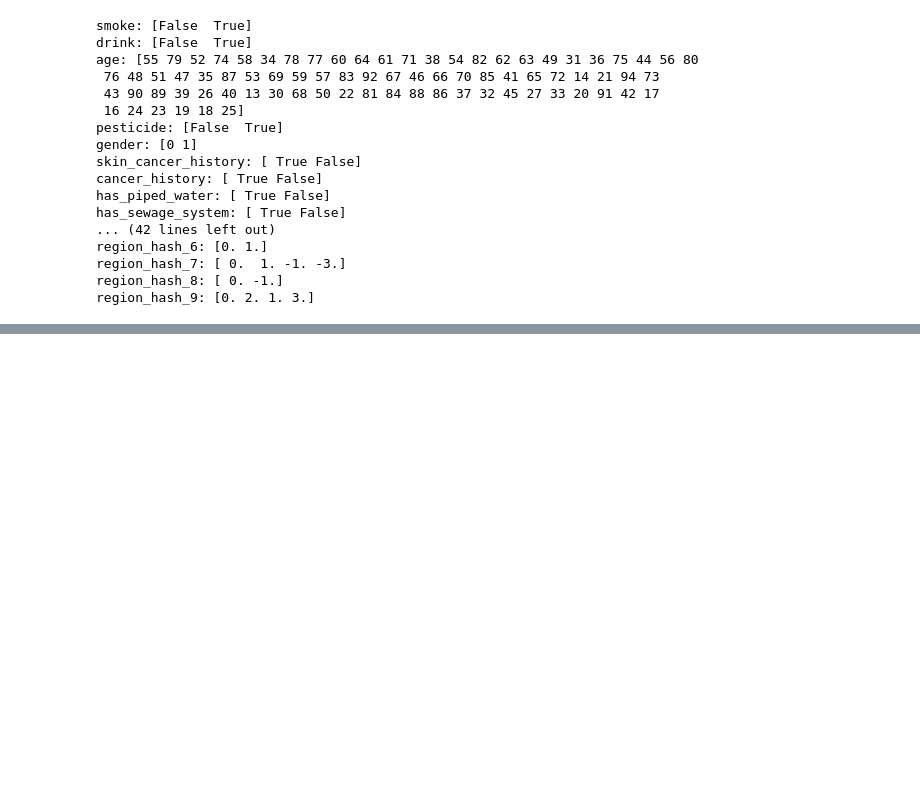
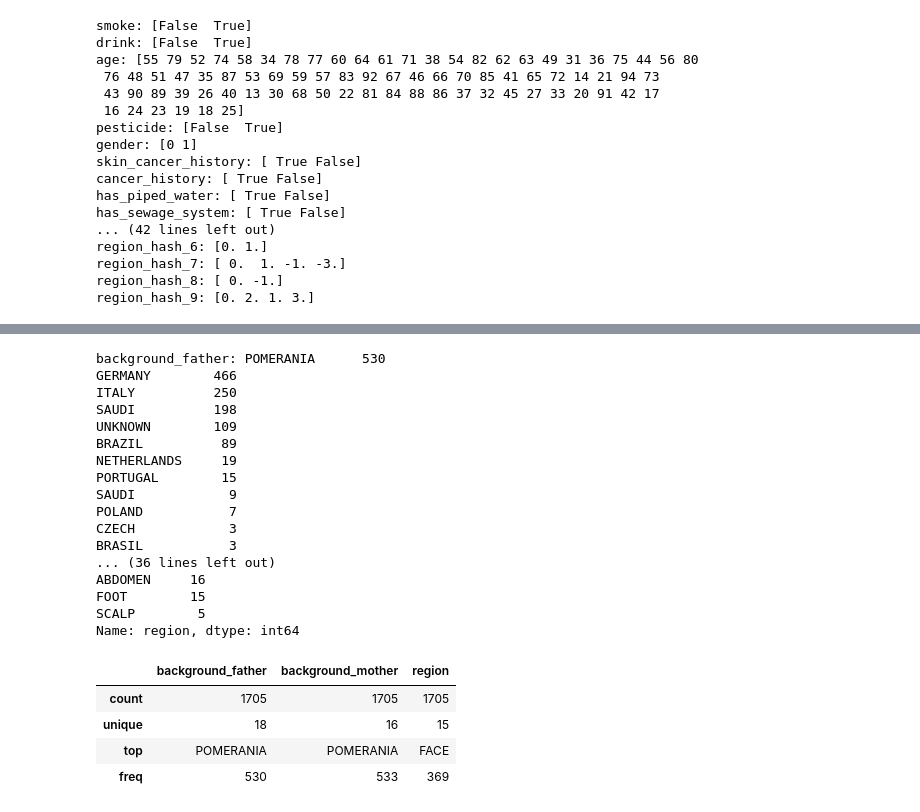
Before and after one commit to Maryamalakkas/Skin_Cancer, a Jupyter notebook: Data_preprocess/pre_ process.ipynb, the cells around one changed output, grey strips where cells are left out. Drawn from its saved outputs; the diff is of its cells as text; code cells hidden in the pictures; blank space fills up the shorter version.

```diff
--- a/Data_preprocess/pre_ process.ipynb
+++ b/Data_preprocess/pre_ process.ipynb
@@ -392,0 +377,27 @@ NameError: name 'df' is not defined
+# %%
+# statistical analysis for categorical features and bolean print value counts
+
+df.describe(include='object')
+# %% [output]
+background_father: POMERANIA      530
+GERMANY        466
+ITALY          250
+SAUDI          198
+UNKNOWN        109
+BRAZIL          89
+NETHERLANDS     19
+PORTUGAL        15
+SAUDI            9
+POLAND           7
+CZECH            3
+BRASIL           3
+... (36 lines left out)
+ABDOMEN     16
+FOOT        15
+SCALP        5
+Name: region, dtype: int64
+|  | background_father | background_mother | region |
+| count | 1705 | 1705 | 1705 |
+| unique | 18 | 16 | 15 |
+| top | POMERANIA | POMERANIA | FACE |
+| freq | 530 | 533 | 369 |
```
Also changed, not shown: parts of 3 cells of this notebook, 7 other files.
